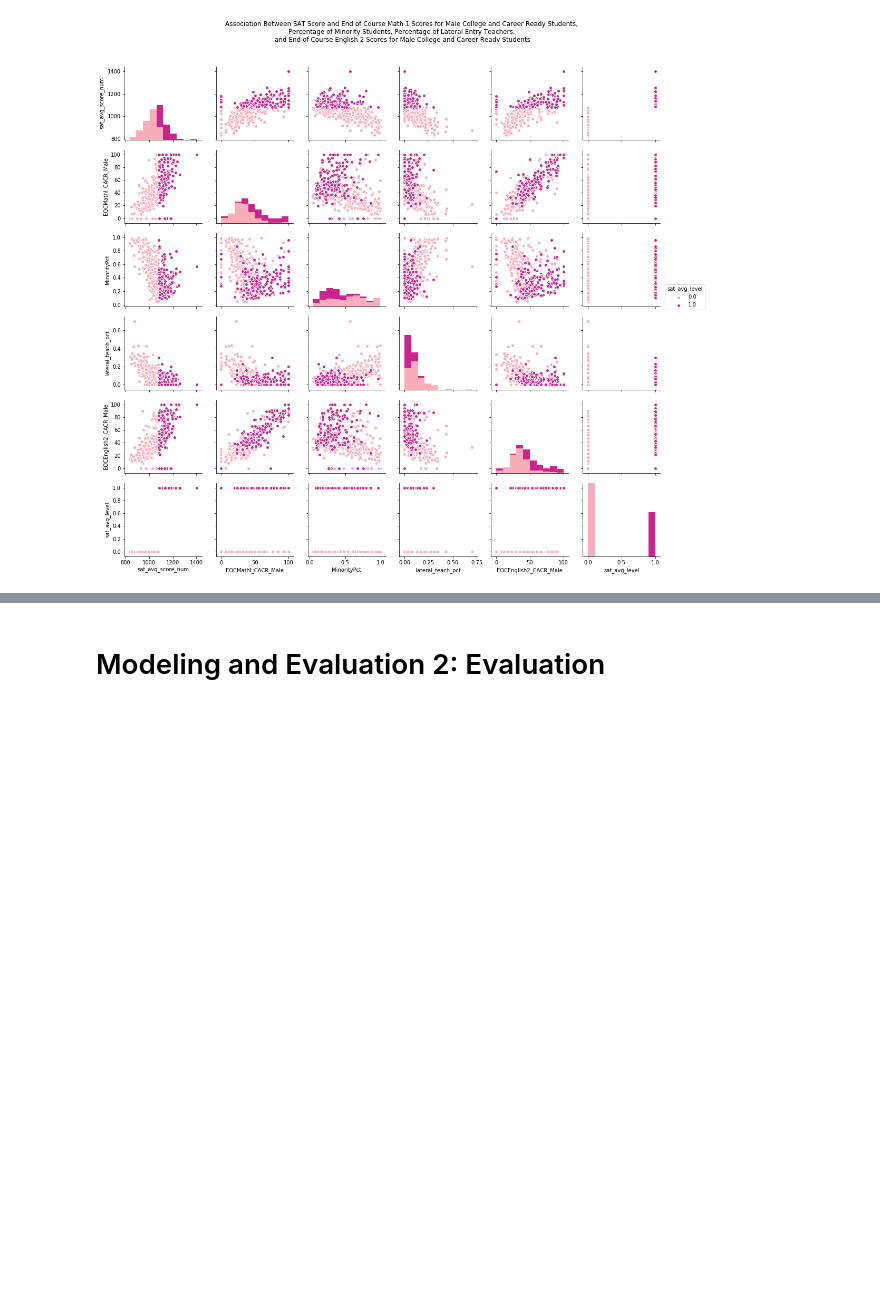
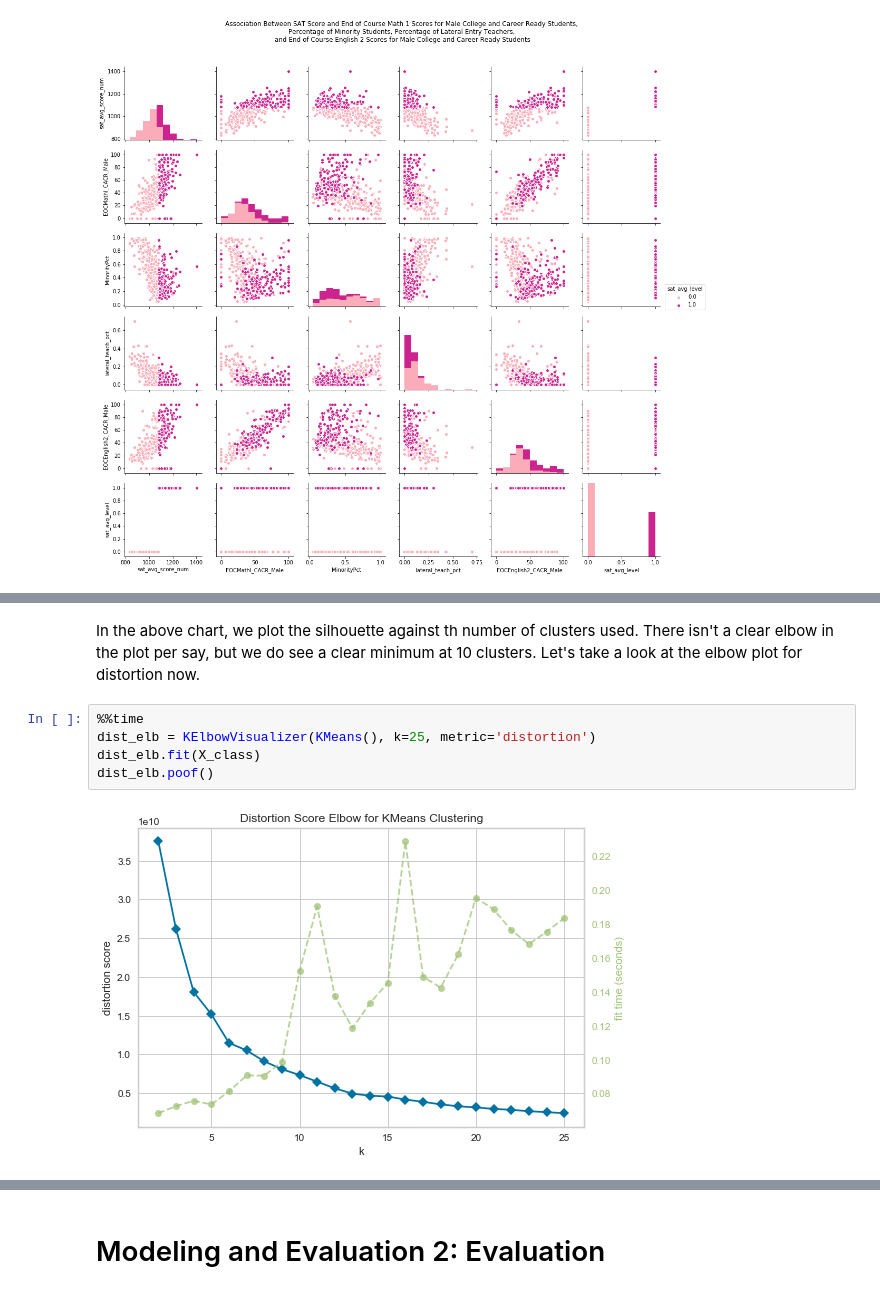
Before and after one commit to jeffweltman/MSDS7331, a Jupyter notebook: Lab3-Jordan.ipynb, the cells around one changed output, grey strips where cells are left out. Saved outputs shown, nothing was run; the diff lists cells and outputs as text; blank space fills up the shorter version.

```diff
--- a/Lab3-Jordan.ipynb
+++ b/Lab3-Jordan.ipynb
@@ -839,0 +848,9 @@ visualizer.poof() # Draw/show/poof the data
+# %% [markdown]
+In the above chart, we plot the silhouette against th number of clusters used. There isn't a clear elbow in the plot per say, but we do see a clear minimum at 10 clusters. Let's take a look at the elbow plot for distortion now.
+# %%
+%%time
+dist_elb = KElbowVisualizer(KMeans(), k=25, metric='distortion')
+dist_elb.fit(X_class)
+dist_elb.poof()
+# %% [output]
+[figure, added]
```
Also changed, not shown: parts of 7 cells of this notebook.
